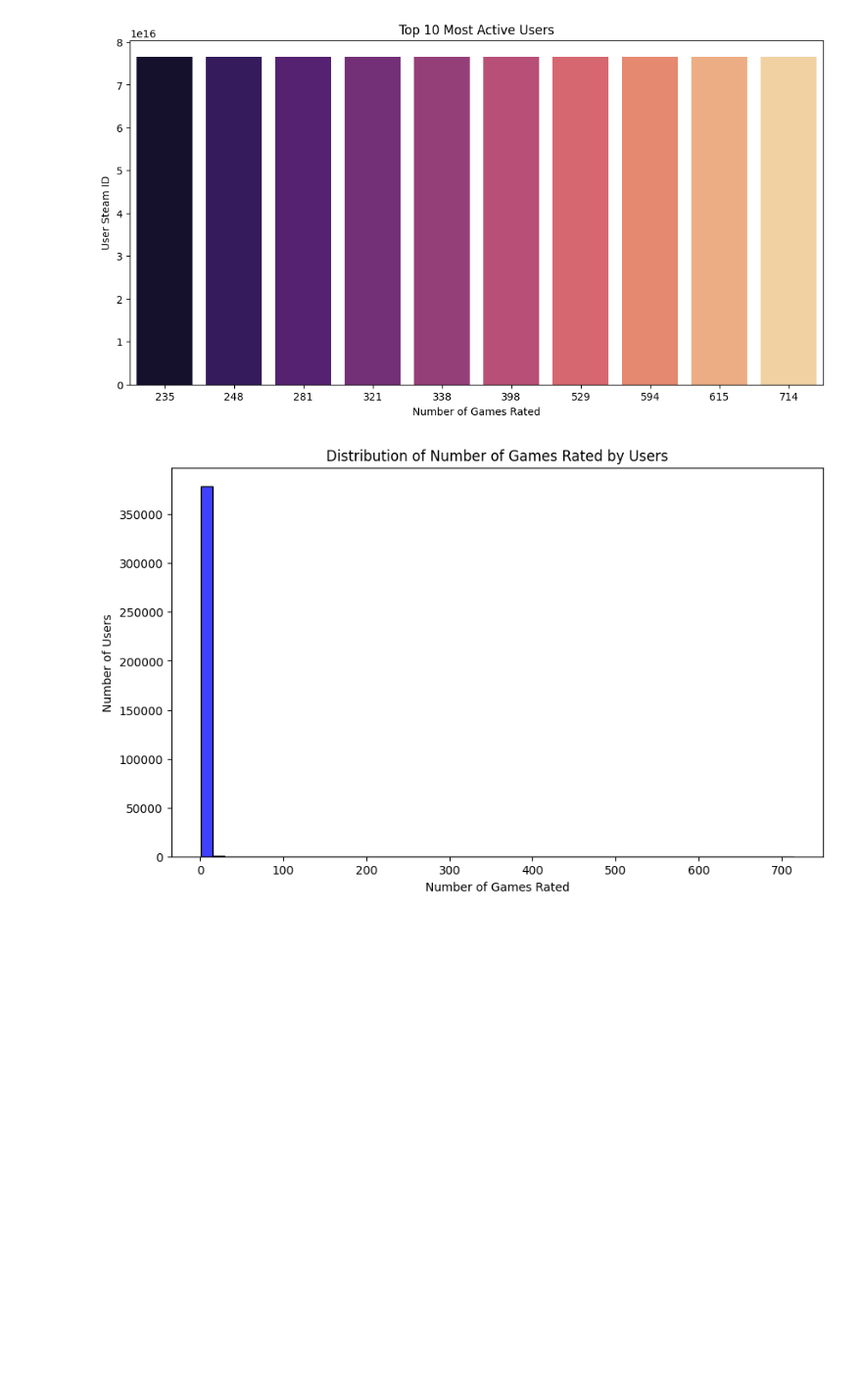
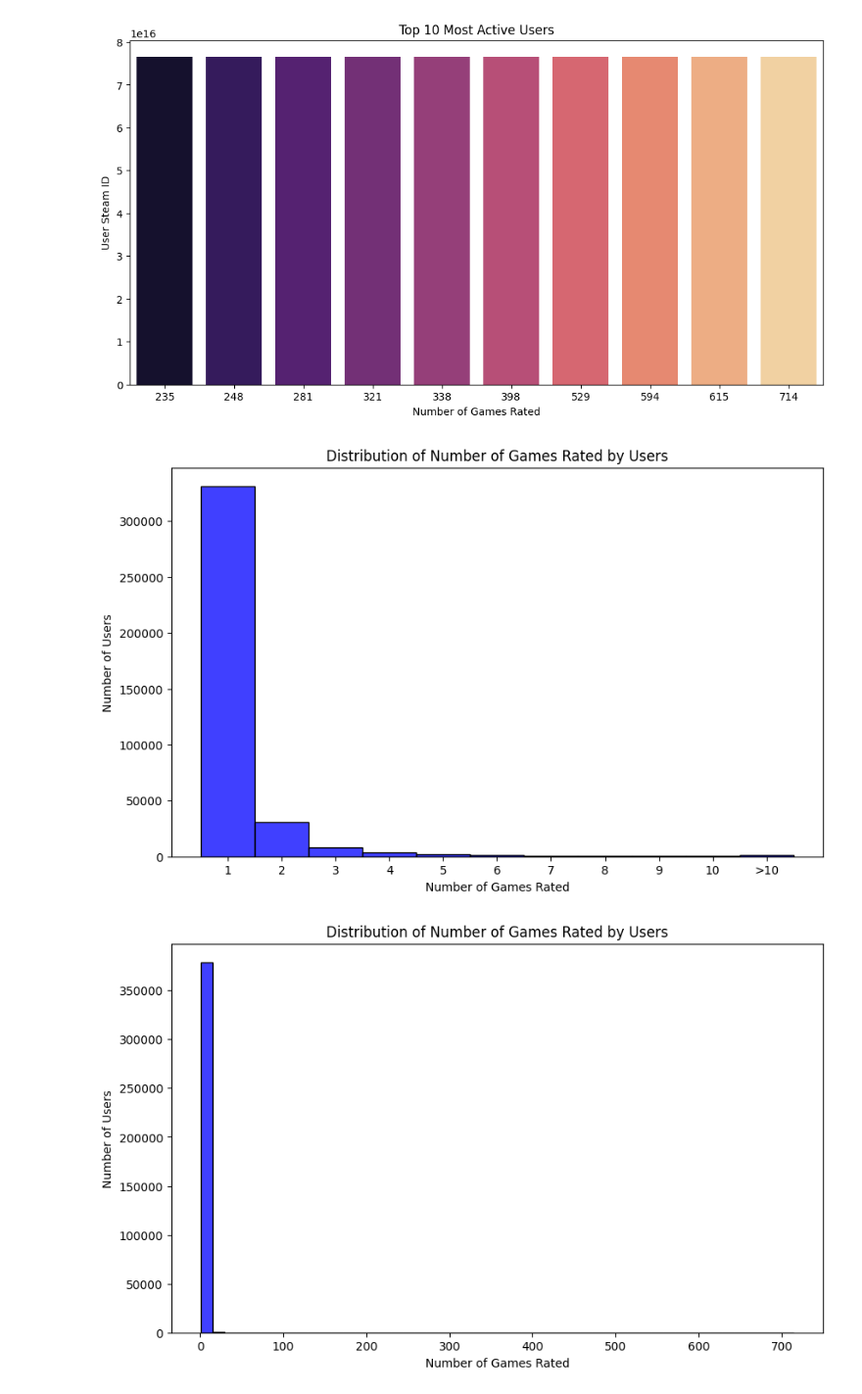
Before and after one commit to BluffSet7340/recomm_sys_project, a Jupyter notebook: taufiq/preprocess.ipynb, the cells around one changed output. Shown: that part at 98% size. Drawn from its saved outputs; the diff is of its cells as text; code cells hidden in the pictures; blank space fills up the shorter version.

```diff
--- a/taufiq/preprocess.ipynb
+++ b/taufiq/preprocess.ipynb
@@ -165,6 +157,25 @@ Passing `palette` without assigning `hue` is deprecated and will be removed in v
 
   sns.barplot(x=top_active_users.values, y=top_active_users.index, palette='magma')
 [figure]
+# %%
+user_game_counts = df.groupby('author_steamid')['appid'].count()
+
+# Cap the values at 10+ and label them
+user_game_counts_capped = user_game_counts.apply(lambda x: x if x <= 10 else 11)
+
+# Plot
+plt.figure(figsize=(10, 6))
+sns.histplot(user_game_counts_capped, bins=range(1, 13), kde=False, color='blue', discrete=True)
+
+# Update x-axis labels to reflect "11" as "more than 10"
+plt.xticks(ticks=range(1, 12), labels=[str(i) for i in range(1, 11)] + ['>10'])
+
+plt.title('Distribution of Number of Games Rated by Users')
+plt.xlabel('Number of Games Rated')
+plt.ylabel('Number of Users')
+plt.show()
+# %% [output]
+[figure, added]
 # %%
 # Distribution of how many games a given user rates
 user_game_counts = df.groupby('author_steamid')['appid'].count()
```
Also changed, not shown: parts of 1 cell of this notebook, 1 other file.
